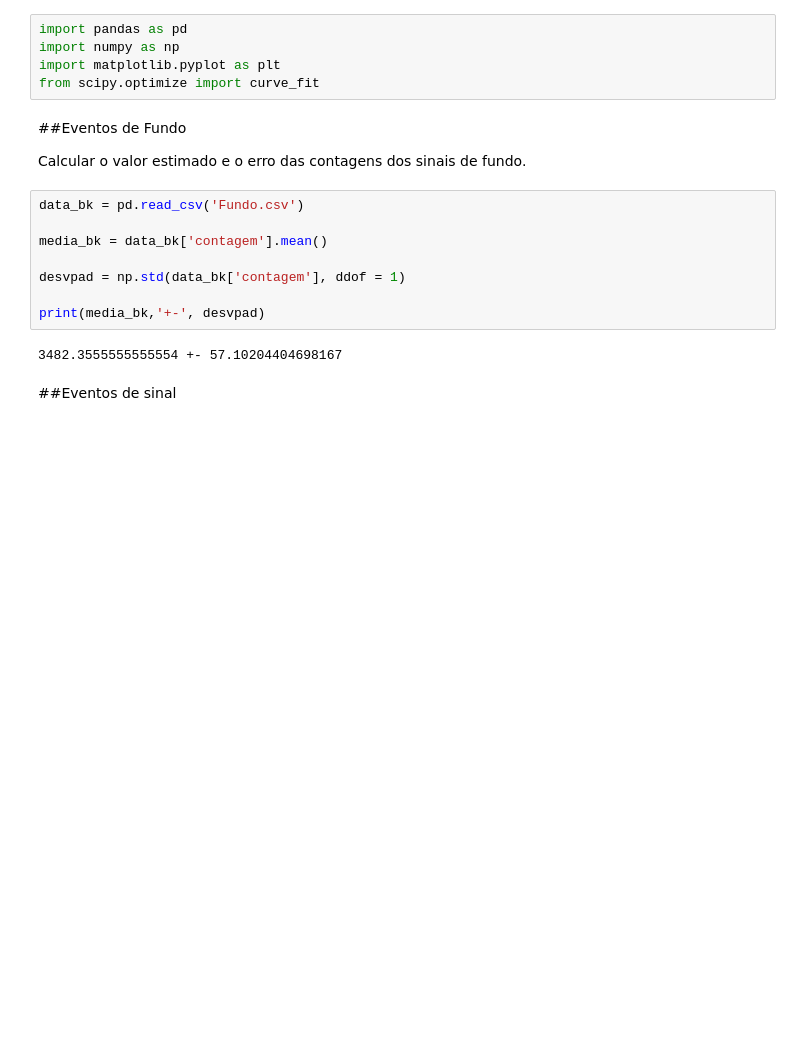
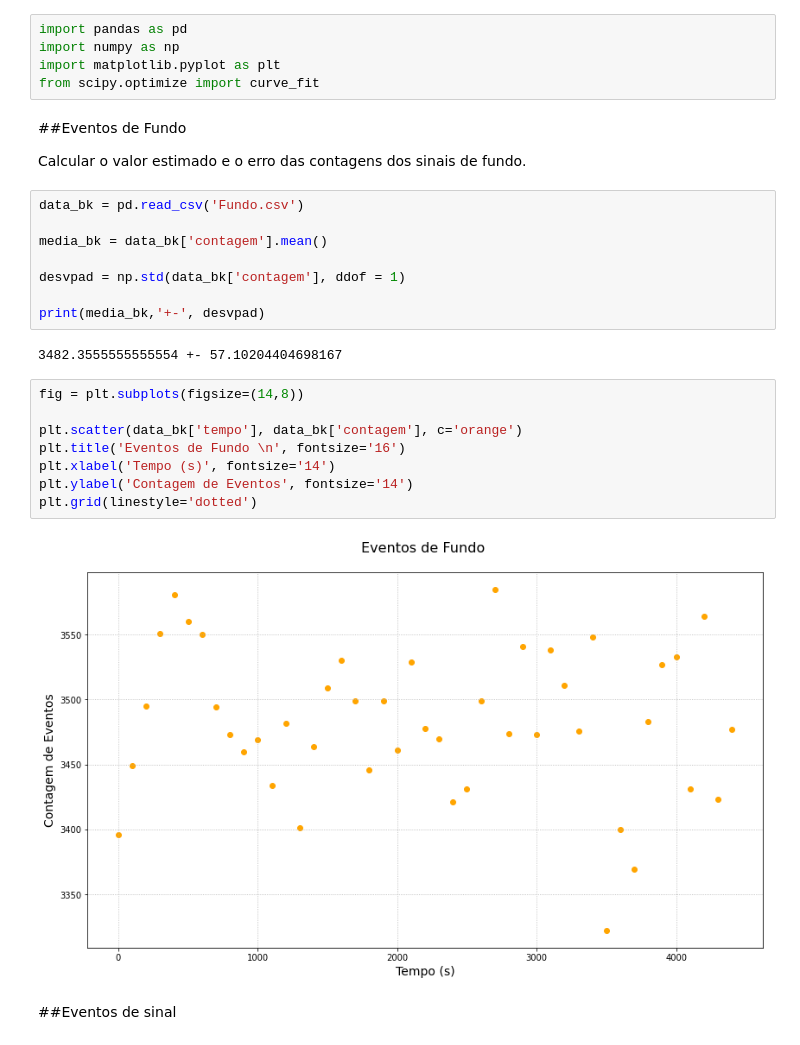
Before and after one commit to goulartsursula/DisciplinasUERJ, a Jupyter notebook: Estrutura da Materia 3/MeiaVida_Tecnesio99m.ipynb, the cells around one changed output. Drawn from its saved outputs; the diff is of its cells as text; blank space fills up the shorter version.

```diff
--- a/Estrutura da Materia 3/MeiaVida_Tecnesio99m.ipynb
+++ b/Estrutura da Materia 3/MeiaVida_Tecnesio99m.ipynb
@@ -41,6 +41,16 @@ desvpad = np.std(data_bk['contagem'], ddof = 1)
 print(media_bk,'+-', desvpad)
 # %% [output]
 3482.3555555555554 +- 57.10204404698167
+# %%
+fig = plt.subplots(figsize=(14,8))
+
+plt.scatter(data_bk['tempo'], data_bk['contagem'], c='orange')
+plt.title('Eventos de Fundo \n', fontsize='16')
+plt.xlabel('Tempo (s)', fontsize='14')
+plt.ylabel('Contagem de Eventos', fontsize='14')
+plt.grid(linestyle='dotted')
+# %% [output]
+[figure, added]
 # %% [markdown]
 ##Eventos de sinal
 # %% [markdown]
```
Also changed, not shown: parts of 11 cells of this notebook.
